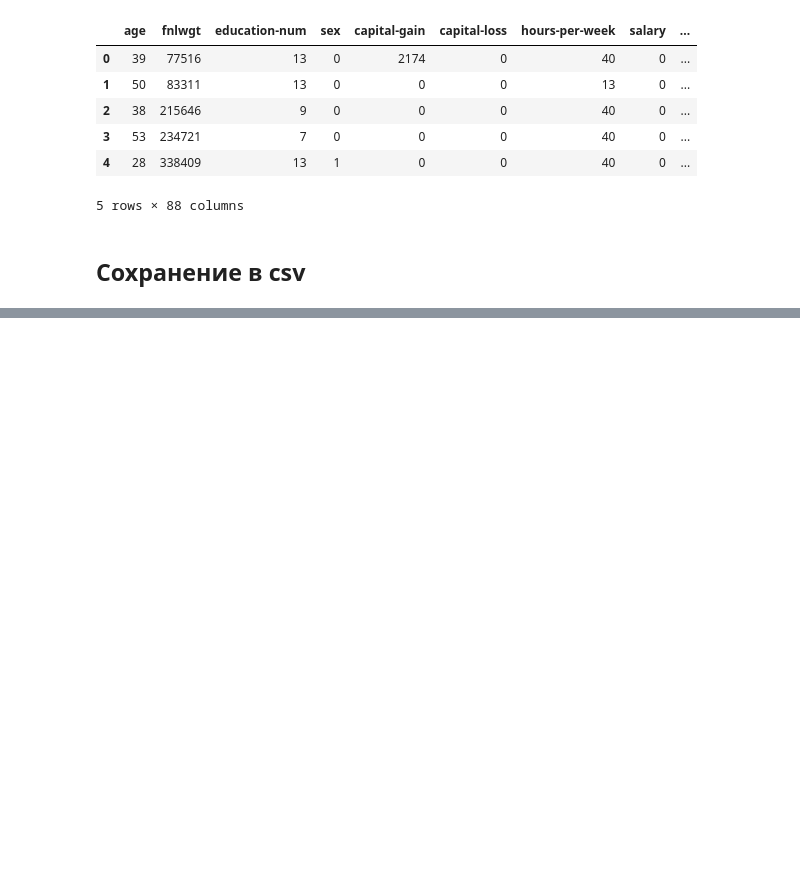
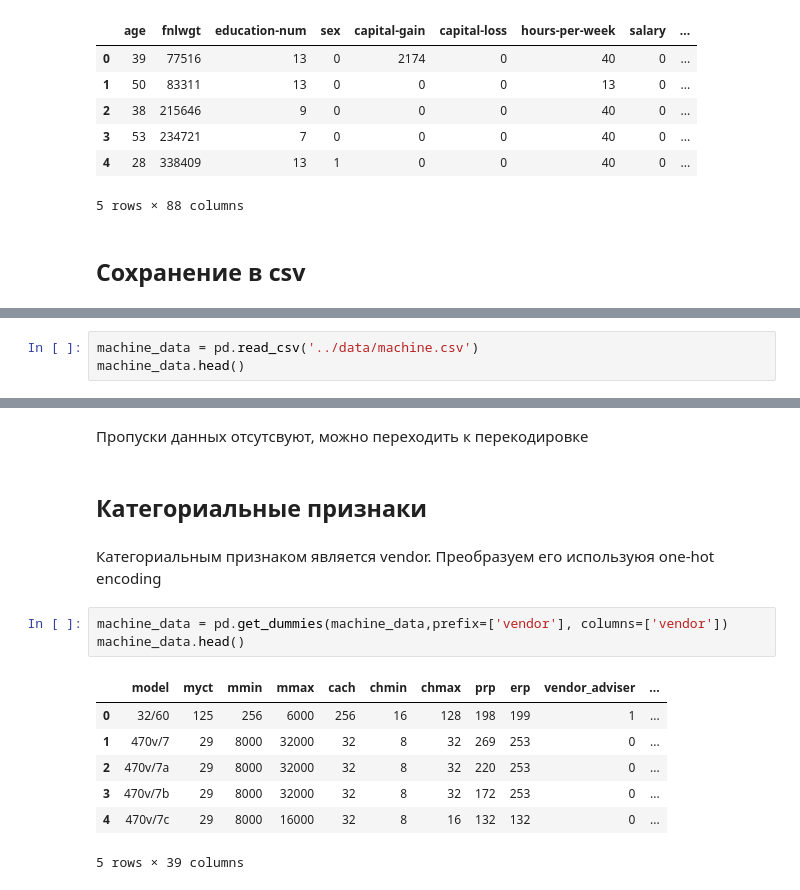
Before and after one commit to cawadead/machine_learning, a Jupyter notebook: notebooks/1_preprocessing.ipynb, the cells around one changed output, grey strips where cells are left out. Saved outputs shown, nothing was run; the diff lists cells and outputs as text; blank space fills up the shorter version.

Commit message:
machine dataset preprocessing

```diff
--- a/notebooks/1_preprocessing.ipynb
+++ b/notebooks/1_preprocessing.ipynb
@@ -142,0 +141,3 @@ adult_data.to_csv('../data/adult_preprocessed.csv')
+# %%
+machine_data = pd.read_csv('../data/machine.csv')
+machine_data.head()
@@ -142,0 +169,17 @@ adult_data.to_csv('../data/adult_preprocessed.csv')
+# %% [markdown]
+Пропуски данных отсутсвуют, можно переходить к перекодировке
+# %% [markdown]
+## Категориальные признаки
+# %% [markdown]
+Категориальным признаком является vendor. Преобразуем его используюя one-hot encoding
+# %%
+machine_data = pd.get_dummies(machine_data,prefix=['vendor'], columns=['vendor'])
+machine_data.head()
+# %% [output]
+|  | model | myct | mmin | mmax | cach | chmin | chmax | prp | erp | vendor_adviser | ... |
+| 0 | 32/60 | 125 | 256 | 6000 | 256 | 16 | 128 | 198 | 199 | 1 | ... |
+| 1 | 470v/7 | 29 | 8000 | 32000 | 32 | 8 | 32 | 269 | 253 | 0 | ... |
+| 2 | 470v/7a | 29 | 8000 | 32000 | 32 | 8 | 32 | 220 | 253 | 0 | ... |
+| 3 | 470v/7b | 29 | 8000 | 32000 | 32 | 8 | 32 | 172 | 253 | 0 | ... |
+| 4 | 470v/7c | 29 | 8000 | 16000 | 32 | 8 | 16 | 132 | 132 | 0 | ... |
+5 rows × 39 columns
```
Also changed, not shown: parts of 16 cells of this notebook, 6 other files.
